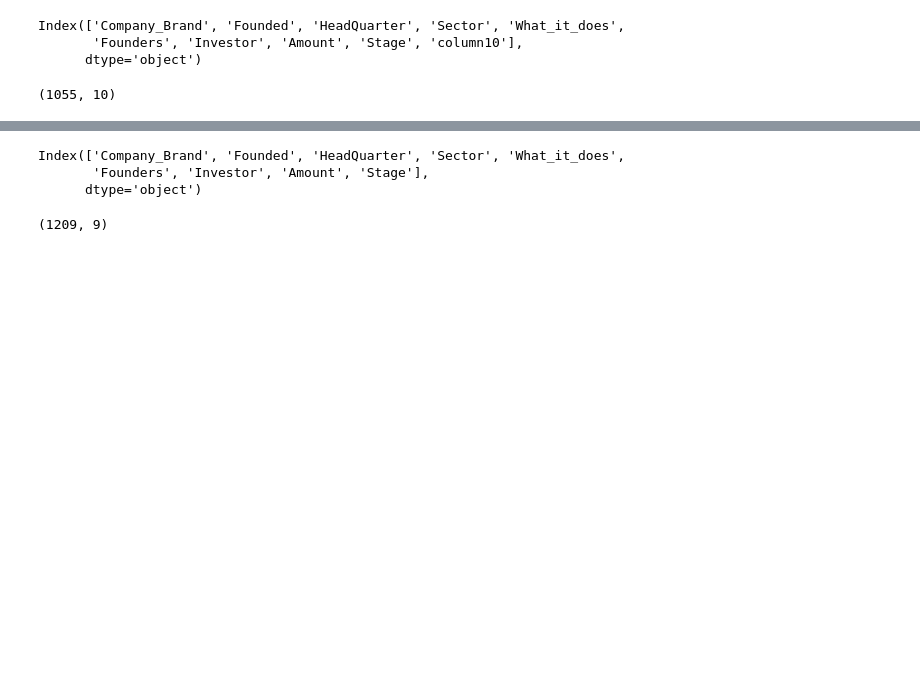
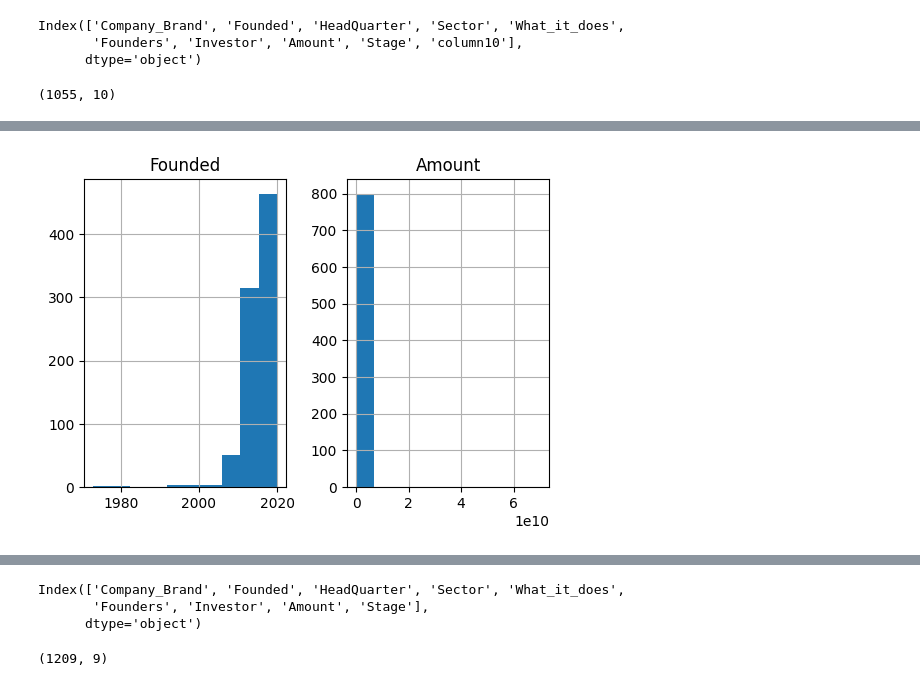
Before and after one commit to qochieng/Data-analysis-of-Startups-Funding-in-India, a Jupyter notebook: LP1-Project.ipynb, the cells around one changed output, grey strips where cells are left out. Saved outputs shown, nothing was run; the diff lists cells and outputs as text; code cells hidden in the pictures; blank space fills up the shorter version.

```diff
--- a/LP1-Project.ipynb
+++ b/LP1-Project.ipynb
@@ -46,4 +46,4 @@ conn = pyodbc.connect(connection)
 # To test connection
 
 query = "SELECT * FROM dbo.LP1_startup_funding2020"
-df = pd.read_sql(query,conn)
+df_2020 = pd.read_sql(query,conn)
@@ -89,0 +103,4 @@ Name: count, Length: 302, dtype: int64
+# %%
+df_2020.hist(figsize=(6,4));
+# %% [output]
+[figure, added]
```
Also changed, not shown: parts of 16 cells of this notebook, 1 other file.
